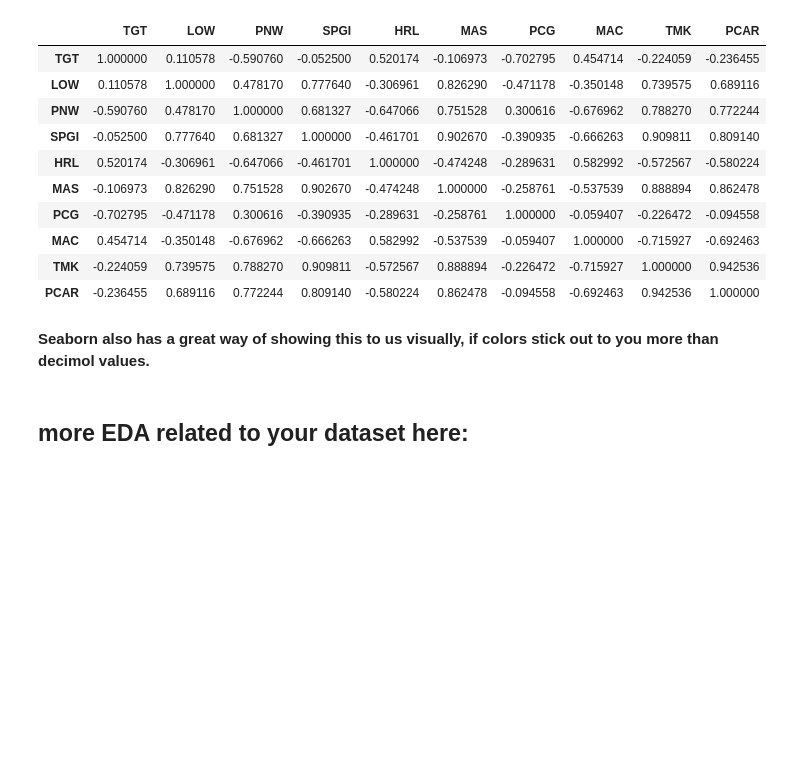
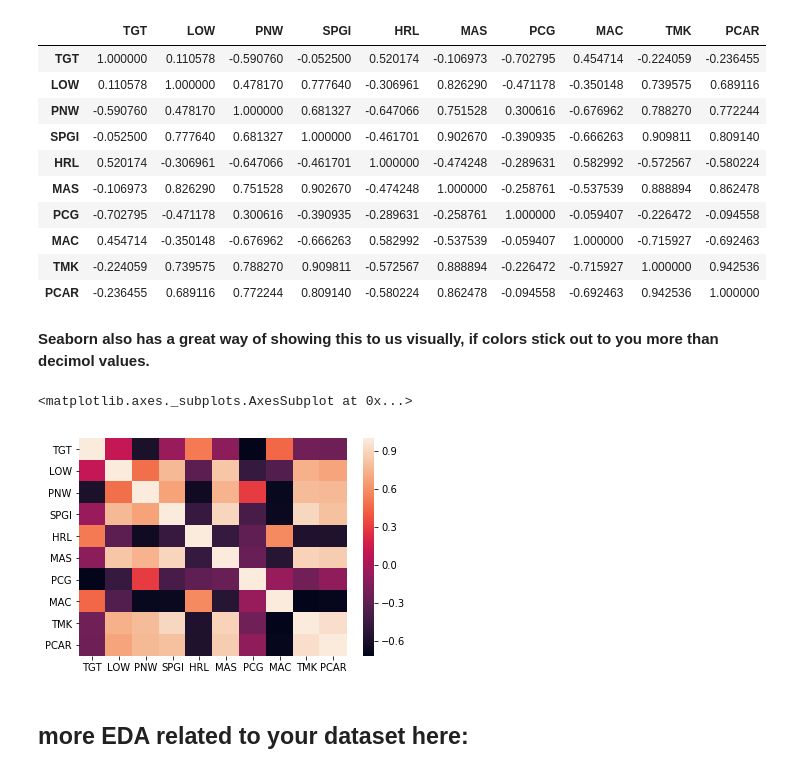
Before and after one commit to twest1494/Unit-2-Project, a Jupyter notebook: eda-template.ipynb, the cells around one changed output. Cells and saved outputs as stored; diff of their text form; code cells hidden in the pictures; blank space fills up the shorter version.

```diff
--- a/eda-template.ipynb
+++ b/eda-template.ipynb
@@ -353,7 +427,10 @@ df.corr()
 **Seaborn also has a great way of showing this to us visually, if colors stick out to you more than decimol values.**
 # %%
 # A:
-# sns.heatmap(df.corr())
+sns.heatmap(df.corr())
+# %% [output]
+<matplotlib.axes._subplots.AxesSubplot at 0x...>
+[figure, added]
 # %% [markdown]
 ## more EDA related to your dataset here:
 # %% [markdown]
```
Also changed, not shown: parts of 7 cells of this notebook.
